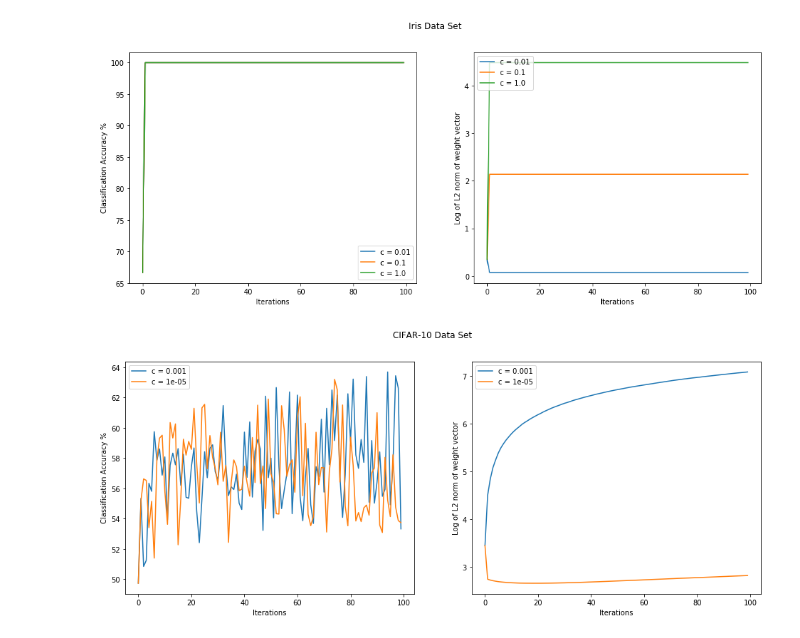
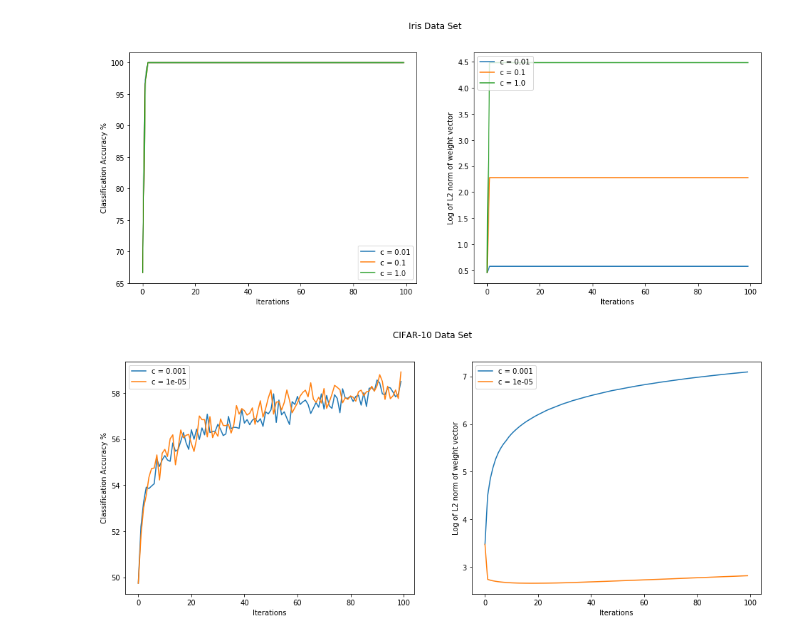
Before and after one commit to kraudust/byu_classes, a Jupyter notebook: deep_learning/lab2_perceptron/perceptron.ipynb, the cells around one changed output. Cells and saved outputs as stored; diff of their text form; code cells hidden in the pictures.

Commit message:
fixed the accuracy classification to match what he wants (stupid way to classify accuracy)

```diff
--- a/deep_learning/lab2_perceptron/perceptron.ipynb
+++ b/deep_learning/lab2_perceptron/perceptron.ipynb
@@ -3,16 +3,19 @@
 import numpy as np
 import pandas
 import matplotlib.pyplot as plt
+import copy
 
 class perceptron():
-    def __init__(self,features,labels,learning_rates,num_iter,data_name):
+    def __init__(self,features,labels,learning_rates,num_iter, data_name):
         #inputs:    features        -data in the following format: rows are features and columns are samples
         #                           for example in the iris dataset with 4 features and 150 samples the size of
         #                           x should be 5x150 where the 5th row is all 1's (for the bias) (ndarray)
         #           labels          -the labels of the data are size nx1 where n is the number of samples (in)
         #                           the case of the iris dataset the size is 150x1 (ndarray)
         #           learning_rates  -the learning rate (scalar)
-        #           num_iter    - number of times to update the weight vector
+        #           num_iter        - number of times to update the weight vector
+        #           data_name       -string with the name of the data set
+
         self.x = features
         self.t = labels
         self.learning_rates = learning_rates
@@ -25,25 +28,29 @@ class perceptron():
         num_feat_plus_1 = np.shape(self.x)[0]
         #initialize weights, the +1 is because I'm including the bias in the weights
         self.w0 = np.random.rand(num_feat_plus_1, num_outputs) #size of w is #features x 1
+        # self.z = np.zeros((np.shape(self.x)[1],1))
+        self.z = np.zeros((np.shape(self.x)[1],1))
+        self.z0 = np.sign(np.dot(self.w0.T,self.x)).T #perceptron classification output for all samples
+        self.z0 = np.where(self.z0 < 0, 0, self.z0) #change -1 to 0
+
     def calc_classification_accuracy(self):
-        z = np.sign(np.dot(self.w.T,self.x)).T #perceptron classification output for all samples
-        z = np.where(z < 0, 0, z) #change -1 to 0
-        diff = self.t - z
+        diff = self.t - self.z
         num_right = float(sum(num == 0 for num in diff))
         return (num_right/float(np.size(diff)))*100.0
 
     def run_perceptron(self):
         self.w = self.w0
+        self.z = copy.copy(self.z0)
         self.accuracy_array = np.zeros(self.num_iterations)
         self.weight_norm_array = np.zeros(self.num_iterations)
         for i in range(self.num_iterations):
             self.accuracy_array[i] = self.calc_classification_accuracy()
             self.weight_norm_array[i] = np.log(np.sqrt(np.dot(self.w.T,self.w)))
             for j in range(np.shape(self.x)[1]):
-                zi = np.sign(np.dot(self.w.T,self.x[:,j])) #perceptron classification output for sample i
-                zi = np.where(zi < 0, 0, zi) #change -1 to 0
+                self.z[j] = np.sign(np.dot(self.w.T,self.x[:,j])) #perceptron classification output for sample j
+                self.z[j] = np.where(self.z[j] < 0, 0, self.z[j]) #change -1 to 0
                 # update weights
-                del_w = np.atleast_2d(self.c*np.dot((self.t[j,0]-zi[0]).T,self.x[:,j].T))
+                del_w = np.atleast_2d(self.c*np.dot((self.t[j,0]-self.z[j,0]).T,self.x[:,j].T))
                 self.w = self.w + del_w.T
         #return self.w, self.accuracy_array, self.weight_norm_array
 
@@ -82,33 +89,33 @@ if __name__ == '__main__':
     num_samples = np.shape(features)[0]
     #dimension of x is 5x150
     x = np.concatenate((features.T,np.ones([1,num_samples])),axis=0) #stack  ones on to multiply the bias by
     #--------------------------------------------------------------------------------------------------------
     num_iterations = 100
     learning_rates = np.array([0.01, 0.1, 1.0]) #learning rate
 
     irisperceptron = perceptron(x,labels,learning_rates,num_iterations,'Iris Data Set')
     irisperceptron.gen_plots()
 
     #------------------------------------------------------
     #Load CIFAR-10 Data Set--------------------------------
     def unpickle( file ):
         import cPickle
         fo = open(file, 'rb')
         dict = cPickle.load(fo)
         fo.close()
         return dict
     #------------------------------------------------------
     data = unpickle( 'cifar-10-batches-py/data_batch_1' )
 
     features = data['data'].T
     labels = data['labels']
     labels = np.atleast_2d( labels ).T
     # squash classes 0-4 into class 0, and squash classes 5-9 into class 1
     labels[ labels < 5 ] = 0
     labels[ labels >= 5 ] = 1
     learning_rates = np.array([0.001, 0.00001])
-    cifarperceptron = perceptron(features,labels,learning_rates,num_iterations,'CIFAR-10 Data Set')
+    cifarperceptron = perceptron(features,labels,learning_rates,num_iterations, 'CIFAR-10 Data Set')
     cifarperceptron.gen_plots()
 # %% [output]
-[figure, old version]
+[figure, new version]
-[figure, old version]
+[figure, new version]
```
Also changed, not shown: 1 other file.
